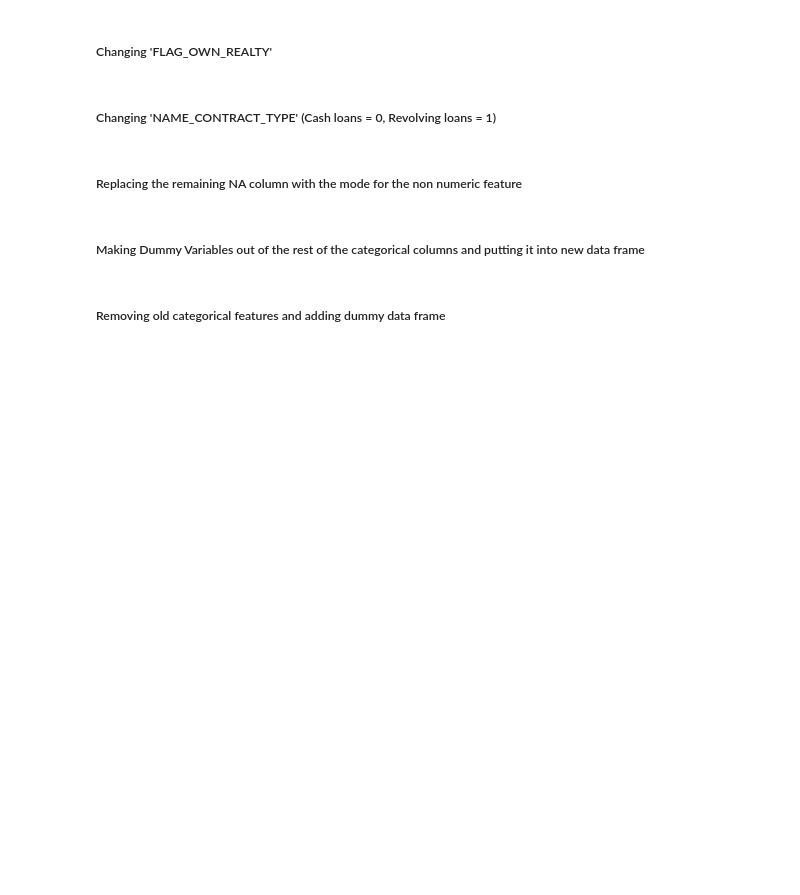
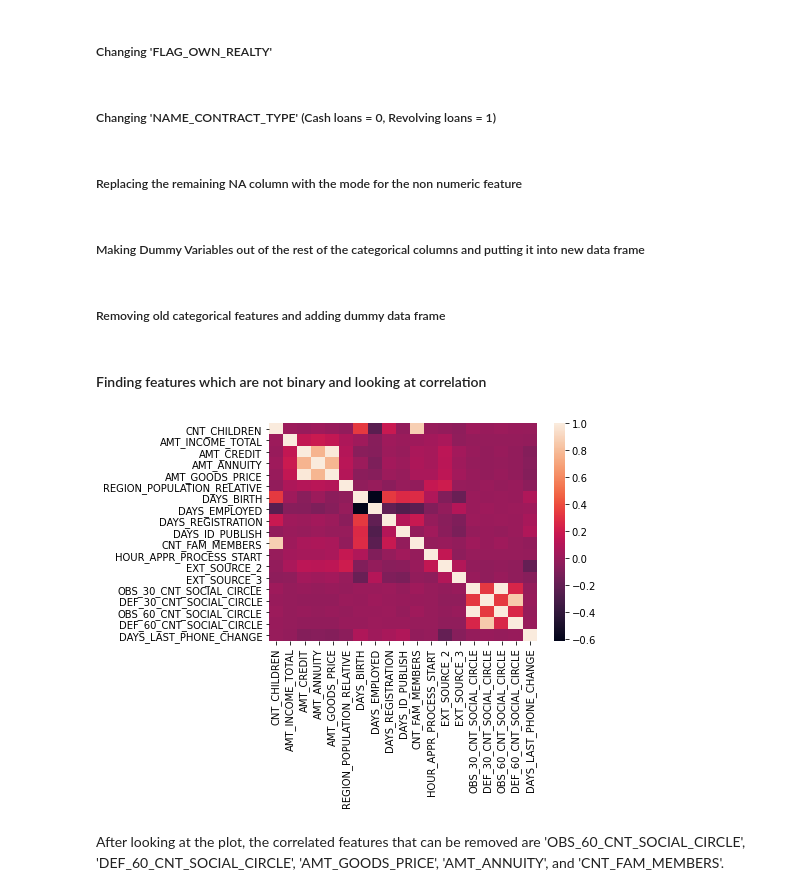
Before and after one commit to nr1988/ADS-505-Group-6, a Jupyter notebook: ADS505ProjectEDA.ipynb, the cells around one changed output. Drawn from its saved outputs; the diff is of its cells as text; code cells hidden in the pictures; blank space fills up the shorter version.

```diff
--- a/ADS505ProjectEDA.ipynb
+++ b/ADS505ProjectEDA.ipynb
@@ -133 +176,5 @@ credit_df = credit_df.fillna(credit_df.median())
+# %%
+credit_df = credit_df.drop(['AMT_REQ_CREDIT_BUREAU_WEEK', 'AMT_REQ_CREDIT_BUREAU_DAY',
+                            'AMT_REQ_CREDIT_BUREAU_HOUR', 'AMT_REQ_CREDIT_BUREAU_MON',
+                            'AMT_REQ_CREDIT_BUREAU_QRT', 'AMT_REQ_CREDIT_BUREAU_YEAR'], axis = 1)
 # %% [markdown]
@@ -236,3 +283,19 @@ for i in dummy_cols:
 # %%
 credit_df = credit_df.drop(dummy_cols, axis = 1)
 credit_df = pd.concat([dummies_new, credit_df], axis = 1)
+# %% [markdown]
+#### Finding features which are not binary and looking at correlation
+# %%
+col_name = []
+for i in credit_df.columns:
+    if len(credit_df[i].unique()) > 2:
+        col_name.append(i)
+# %%
+not_binary = credit_df[col_name]
+corrMatrix = not_binary.corr()
+sn.heatmap(corrMatrix, annot=False)
+plt.show()
+# %% [output]
+[figure, added]
+# %% [markdown]
+After looking at the plot, the correlated features that can be removed are 'OBS_60_CNT_SOCIAL_CIRCLE', 'DEF_60_CNT_SOCIAL_CIRCLE', 'AMT_GOODS_PRICE', 'AMT_ANNUITY', and 'CNT_FAM_MEMBERS'.
```
Also changed, not shown: parts of 14 cells of this notebook.
